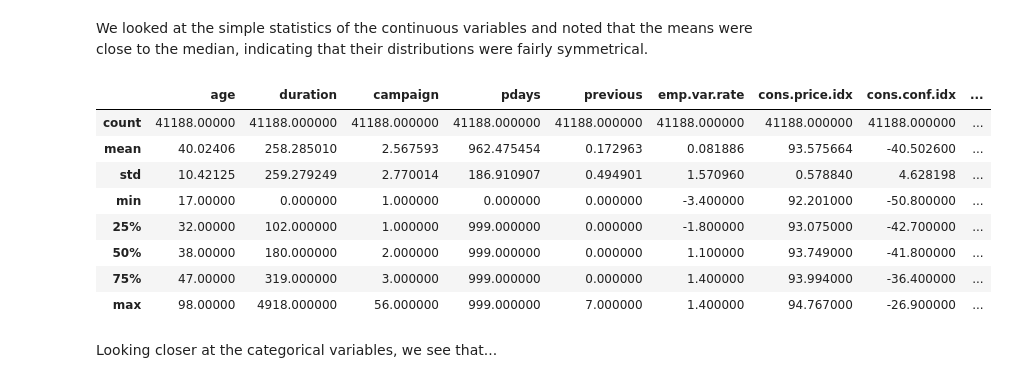
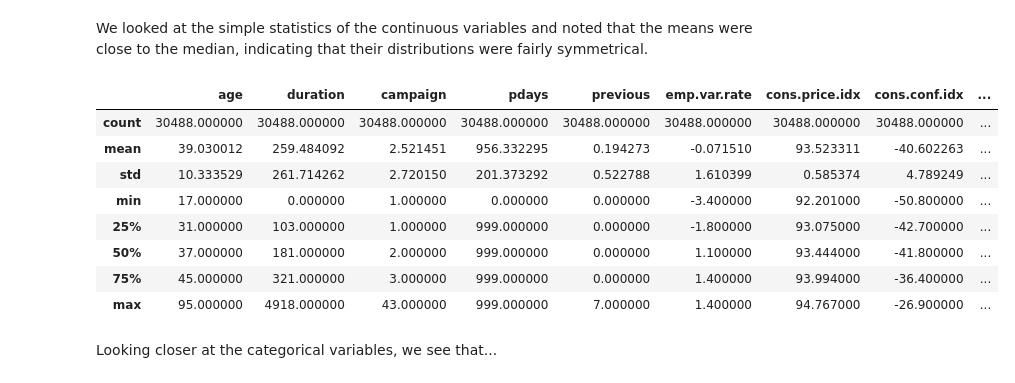
Before and after one commit to ChadKwong/DDSMachineLearning1, a Jupyter notebook: Lab 2/Lab 2.ipynb, the cells around one changed output. Saved outputs shown, nothing was run; the diff lists cells and outputs as text; code cells hidden in the pictures.

```diff
--- a/Lab 2/Lab 2.ipynb
+++ b/Lab 2/Lab 2.ipynb
@@ -74,17 +75,17 @@ bankData2.shape
 We looked at the simple statistics of the continuous variables and noted that the means were close to the median, indicating that their distributions were fairly symmetrical.
 # %%
 #Getting basic statistical overview of continuous variables using the describe function
-bankData.describe()
+bankData2.describe()
 # %% [output]
 |  | age | duration | campaign | pdays | previous | emp.var.rate | cons.price.idx | cons.conf.idx | ... |
-| count | 41188.00000 | 41188.000000 | 41188.000000 | 41188.000000 | 41188.000000 | 41188.000000 | 41188.000000 | 41188.000000 | ... |
-| mean | 40.02406 | 258.285010 | 2.567593 | 962.475454 | 0.172963 | 0.081886 | 93.575664 | -40.502600 | ... |
-| std | 10.42125 | 259.279249 | 2.770014 | 186.910907 | 0.494901 | 1.570960 | 0.578840 | 4.628198 | ... |
-| min | 17.00000 | 0.000000 | 1.000000 | 0.000000 | 0.000000 | -3.400000 | 92.201000 | -50.800000 | ... |
-| 25% | 32.00000 | 102.000000 | 1.000000 | 999.000000 | 0.000000 | -1.800000 | 93.075000 | -42.700000 | ... |
-| 50% | 38.00000 | 180.000000 | 2.000000 | 999.000000 | 0.000000 | 1.100000 | 93.749000 | -41.800000 | ... |
-| 75% | 47.00000 | 319.000000 | 3.000000 | 999.000000 | 0.000000 | 1.400000 | 93.994000 | -36.400000 | ... |
-| max | 98.00000 | 4918.000000 | 56.000000 | 999.000000 | 7.000000 | 1.400000 | 94.767000 | -26.900000 | ... |
+| count | 30488.000000 | 30488.000000 | 30488.000000 | 30488.000000 | 30488.000000 | 30488.000000 | 30488.000000 | 30488.000000 | ... |
+| mean | 39.030012 | 259.484092 | 2.521451 | 956.332295 | 0.194273 | -0.071510 | 93.523311 | -40.602263 | ... |
+| std | 10.333529 | 261.714262 | 2.720150 | 201.373292 | 0.522788 | 1.610399 | 0.585374 | 4.789249 | ... |
+| min | 17.000000 | 0.000000 | 1.000000 | 0.000000 | 0.000000 | -3.400000 | 92.201000 | -50.800000 | ... |
+| 25% | 31.000000 | 103.000000 | 1.000000 | 999.000000 | 0.000000 | -1.800000 | 93.075000 | -42.700000 | ... |
+| 50% | 37.000000 | 181.000000 | 2.000000 | 999.000000 | 0.000000 | 1.100000 | 93.444000 | -41.800000 | ... |
+| 75% | 45.000000 | 321.000000 | 3.000000 | 999.000000 | 0.000000 | 1.400000 | 93.994000 | -36.400000 | ... |
+| max | 95.000000 | 4918.000000 | 43.000000 | 999.000000 | 7.000000 | 1.400000 | 94.767000 | -26.900000 | ... |
 # %% [markdown]
 Looking closer at the categorical variables, we see that...
 # %%
```
Also changed, not shown: parts of 27 cells of this notebook, 1 other file.
